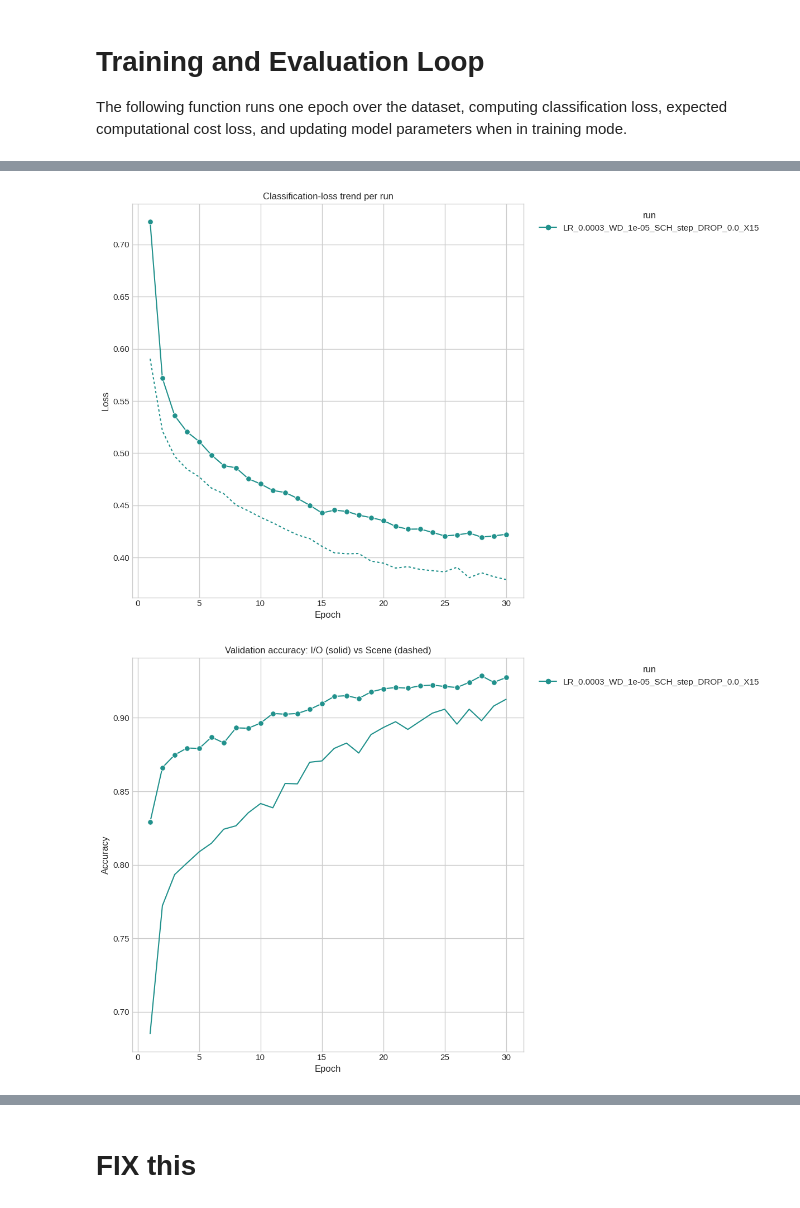
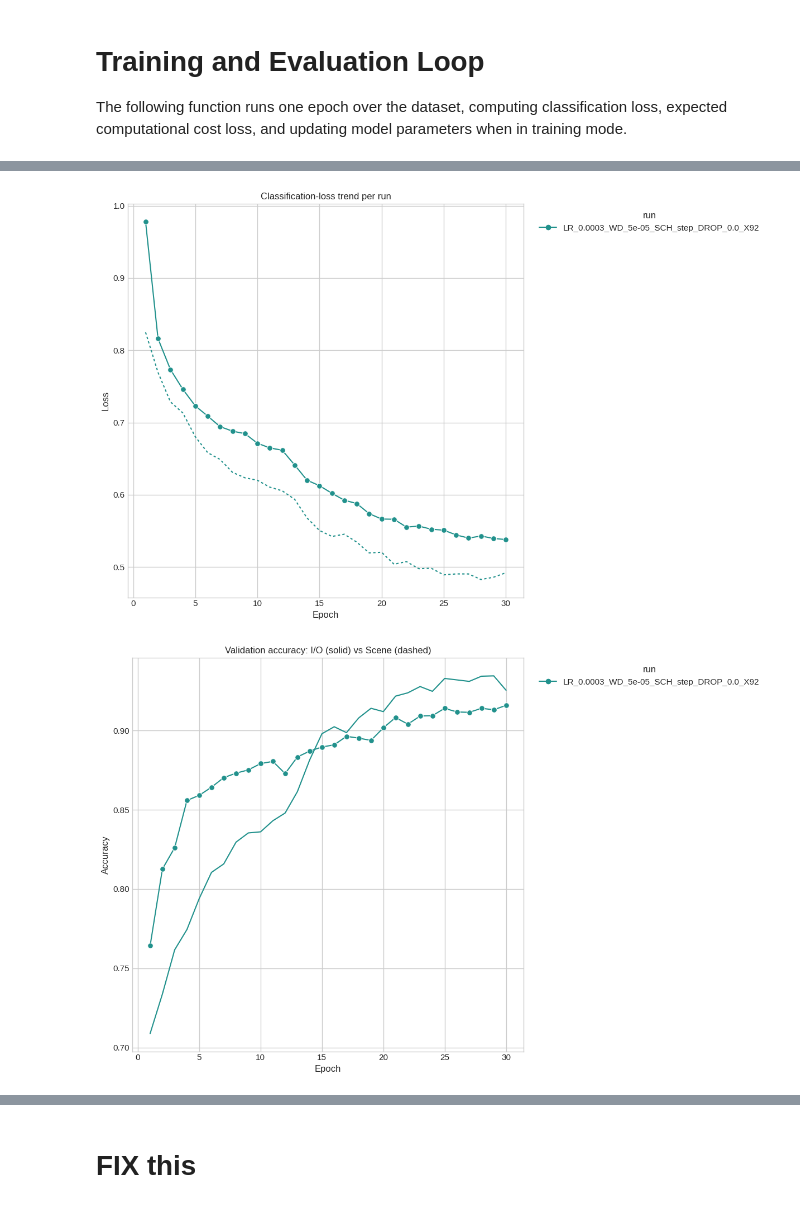
Before and after one commit to NiccoloSalvi/model1_eecnn, a Jupyter notebook: model2_eecnn.ipynb, the cells around one changed output, grey strips where cells are left out. Saved outputs shown, nothing was run; the diff lists cells and outputs as text; code cells hidden in the pictures.

```diff
--- a/model2_eecnn.ipynb
+++ b/model2_eecnn.ipynb
@@ -341,9 +354,11 @@ def allowed_depth(battery_level):
     lvl = batt.item()
     if lvl < 0.25:
         return 1
-    elif lvl < 0.65:
+    elif lvl > 0.60:
         return 2
-    return 3
+    # elif lvl < 0.65:
+    #     return 2
+    # return 3
 
 def map_battery(b, k=10.0, center=0.5):
     """
@@ -770,15 +711,15 @@ def train_model(train_loader, val_loader, hparams, save_dir, run_name):
         print(
             f"Ep {epoch:03d} | "
             f"tr L:{tr_losses['total']:.3f} "
-            f"(cls:{tr_losses['cls']:.3f} cost:{tr_losses['cost']:.3f}) "
+            # f"(cls:{tr_losses['cls']:.3f} cost:{tr_losses['cost']:.3f}) "
             f"IO[{tr_accs['io@0']:.2%}] "
-            f"SC[{tr_accs['sc@1']:.2%},{tr_accs['sc@2']:.2%}] "
+            f"SC[{tr_accs['sc@1']:.2%}] "
             f"ExpAcc:{tr_losses['exp_acc']:.2%} "
             f"cov:{cov_tr} || "
             f"vl L:{vl_losses['total']:.3f} "
-            f"(cls:{vl_losses['cls']:.3f} cost:{vl_losses['cost']:.3f}) "
+            # f"(cls:{vl_losses['cls']:.3f} cost:{vl_losses['cost']:.3f}) "
             f"IO[{vl_accs['io@0']:.2%}] "
-            f"SC[{vl_accs['sc@1']:.2%},{vl_accs['sc@2']:.2%}] "
+            f"SC[{vl_accs['sc@1']:.2%}] "
             f"ExpAcc:{vl_losses['exp_acc']:.2%} "
             f"cov:{cov_vl}"
         )
@@ -817,7 +758,11 @@ def train_model(train_loader, val_loader, hparams, save_dir, run_name):
 hyperparameter_space = [
     # {'lr': 1e-3, 'weight_decay': 1e-4, 'scheduler': 'onecycle', 'epochs': 50, 'lambda_cost': 0.0, 'drop_p': 0.0, 'pc': 0.15, 'divfactor': 18.0, 'x': 5},
     # {'lr': 1e-3, 'weight_decay': 1e-4, 'scheduler': 'onecycle', 'epochs': 50, 'lambda_cost': 0.05, 'drop_p': 0.0, 'pc': 0.70, 'divfactor': 18.0, 'x': 9},
-    {'lr': 3e-4, 'weight_decay': 1e-5, 'scheduler': 'step', 'step_size': 20, 'epochs': 30, 'lambda_cost': 0.05, 'drop_p': 0.0, 'x': 15}, # BEST EVER !!!!!!!!
+    # {'lr': 3e-4, 'weight_decay': 1e-5, 'scheduler': 'step', 'step_size': 20, 'epochs': 30, 'lambda_cost': 0.05, 'drop_p': 0.0, 'x': 64}, # BEST EVER !!!!!!!! # 27 kB
+    # {'lr': 3e-4, 'weight_decay': 1e-5, 'scheduler': 'step', 'step_size': 20, 'epochs': 30, 'lambda_cost': 0.05, 'drop_p': 0.0, 'x': 15}, # BEST EVER !!!!!!!! # 52Kb
+    # {'lr': 3e-4, 'weight_decay': 1e-5, 'scheduler': 'step', 'step_size': 20, 'epochs': 30, 'lambda_cost': 0.05, 'drop_p': 0.0, 'x': 90},
+    # {'lr': 3e-4, 'weight_decay': 5e-5, 'scheduler': 'step', 'step_size': 20, 'epochs': 30, 'lambda_cost': 0.05, 'drop_p': 0.0, 'x': 91},
+    {'lr': 3e-4, 'weight_decay': 5e-5, 'scheduler': 'step', 'step_size': 20, 'epochs': 30, 'lambda_cost': 0.05, 'drop_p': 0.0, 'x': 92},
     # {'lr': 5e-4, 'weight_decay': 1e-5, 'scheduler': 'step', 'step_size': 10, 'epochs': 50, 'lambda_cost': 0.0, 'drop_p': 0.0, 'x': 4}, # BEST
     # {'lr': 7e-4, 'weight_decay': 1e-5, 'scheduler': 'step', 'step_size': 20, 'epochs': 50, 'lambda_cost': 0.0, 'drop_p': 0.0, 'x': 4}, # BEST
 
@@ -879,8 +824,8 @@ for run_name, history in all_histories.items():
 df = pd.DataFrame(plot_data)
 
 # convenience: average scene accuracy over exits 1 & 2
-df["vl_scene_avg"] = (df["vl_sc@1"] + df["vl_sc@2"]) / 2
-df["tr_scene_avg"] = (df["tr_sc@1"] + df["tr_sc@2"]) / 2
+df["vl_scene_avg"] = df["vl_sc@1"]
+df["tr_scene_avg"] = df["tr_sc@1"]
 
 run_names = df["run_name"].unique()
 n_runs    = len(run_names)
@@ -967,32 +912,32 @@ ax2.set(
     title = "Validation accuracy: I/O (solid) vs Scene (dashed)",
     xlabel= "Epoch",
     ylabel= "Accuracy"
 )
 handles, labels = ax2.get_legend_handles_labels()
 ax2.legend(handles[:n_runs], labels[:n_runs],
            bbox_to_anchor=(1.02,1), loc="upper left", title="run")
 plt.tight_layout(rect=[0,0,0.82,1])
 plt.show()
 
 # ------------------------------------ #
 # 3.  Expected accuracy vs cost (extra) #
 # ------------------------------------ #
 fig, ax3 = plt.subplots(figsize=(15,7))
 sns.lineplot(
     data   = df,
     x      = "epoch",
     y      = "vl_exp_acc",
     hue    = "run_name",
     style  = "run_name",
     markers= markers,
     palette= palette,
     ax     = ax3,
     markersize=6
 )
 ax3.set(title="Expected overall accuracy (cost-aware)", xlabel="Epoch", ylabel="Exp-Acc")
 ax3.legend(bbox_to_anchor=(1.02,1), loc="upper left", title="run")
 plt.tight_layout(rect=[0,0,0.82,1])
 plt.show()
 # %% [output]
-[figure, old version]
+[figure, new version]
-[figure, old version]
+[figure, new version]
```
Also changed, not shown: parts of 8 cells of this notebook.
